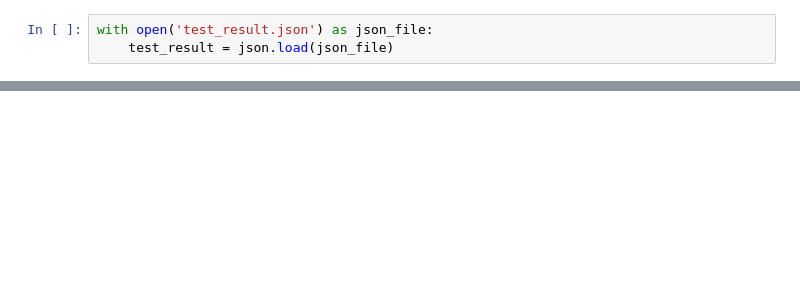
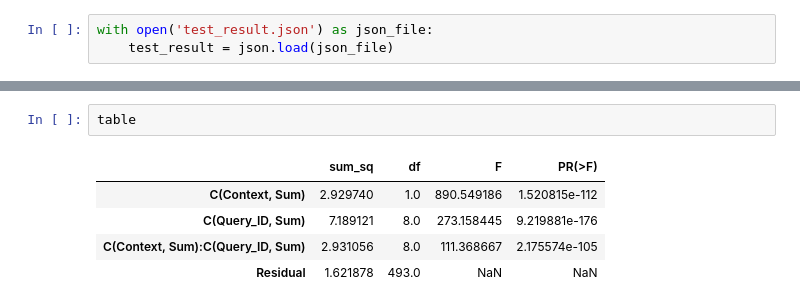
Before and after one commit to emanueledomingo/computer-science-thesis, a Jupyter notebook: notebooks/05_plot_results.ipynb, the cells around one changed output, grey strips where cells are left out. Saved outputs shown, nothing was run; the diff lists cells and outputs as text; blank space fills up the shorter version.

```diff
--- a/notebooks/05_plot_results.ipynb
+++ b/notebooks/05_plot_results.ipynb
@@ -32,0 +88,8 @@ plt.show()
+# %%
+table
+# %% [output]
+|  | sum_sq | df | F | PR(>F) |
+| C(Context, Sum) | 2.929740 | 1.0 | 890.549186 | 1.520815e-112 |
+| C(Query_ID, Sum) | 7.189121 | 8.0 | 273.158445 | 9.219881e-176 |
+| C(Context, Sum):C(Query_ID, Sum) | 2.931056 | 8.0 | 111.368667 | 2.175574e-105 |
+| Residual | 1.621878 | 493.0 | NaN | NaN |
```
Also changed, not shown: parts of 7 cells of this notebook, 5 other files.
